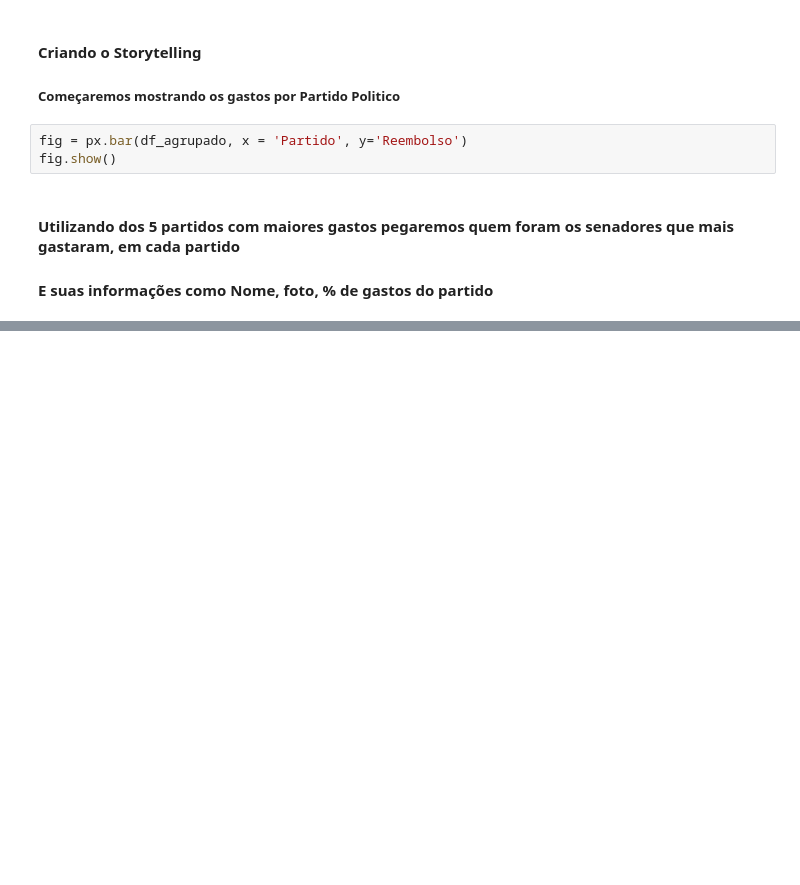
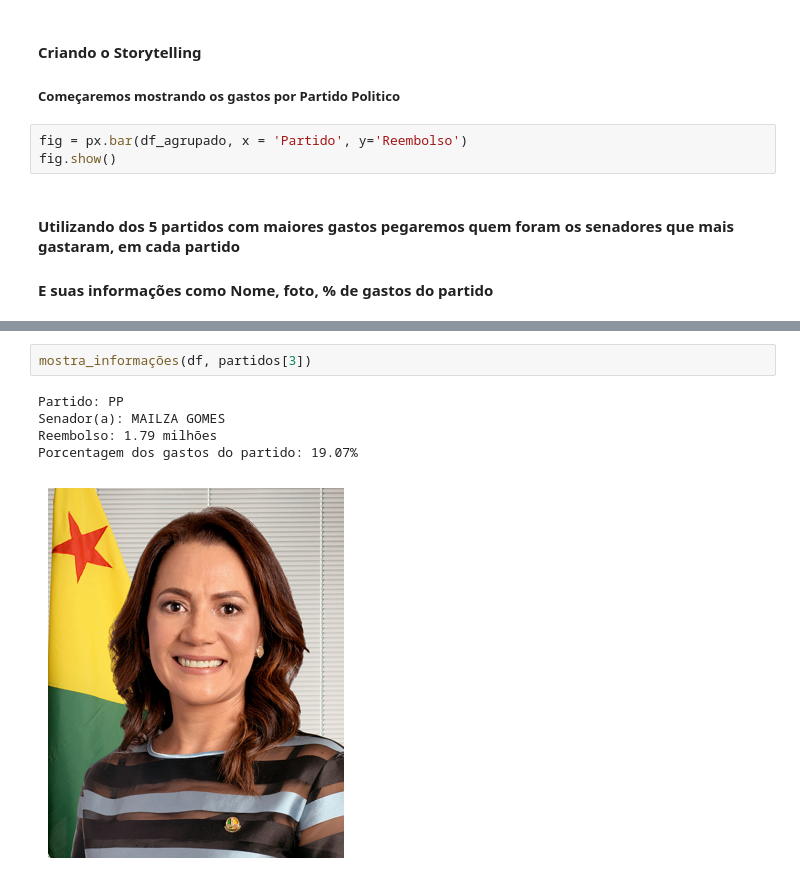
Before and after one commit to Arilson-X/Data-Visualization-and-Storytelling, a Jupyter notebook: Data Visualization and Storytelling.ipynb, the cells around one changed output, grey strips where cells are left out. Saved outputs shown, nothing was run; the diff lists cells and outputs as text; blank space fills up the shorter version.

```diff
--- a/Data Visualization and Storytelling.ipynb
+++ b/Data Visualization and Storytelling.ipynb
@@ -100,0 +115,8 @@ Series.__getitem__ treating keys as positions is deprecated. In a future version
+# %%
+mostra_informações(df, partidos[3])
+# %% [output]
+Partido: PP
+Senador(a): MAILZA GOMES
+Reembolso: 1.79 milhões
+Porcentagem dos gastos do partido: 19.07%
+[figure, added]
```
Also changed, not shown: parts of 10 cells of this notebook, 5 other files.
